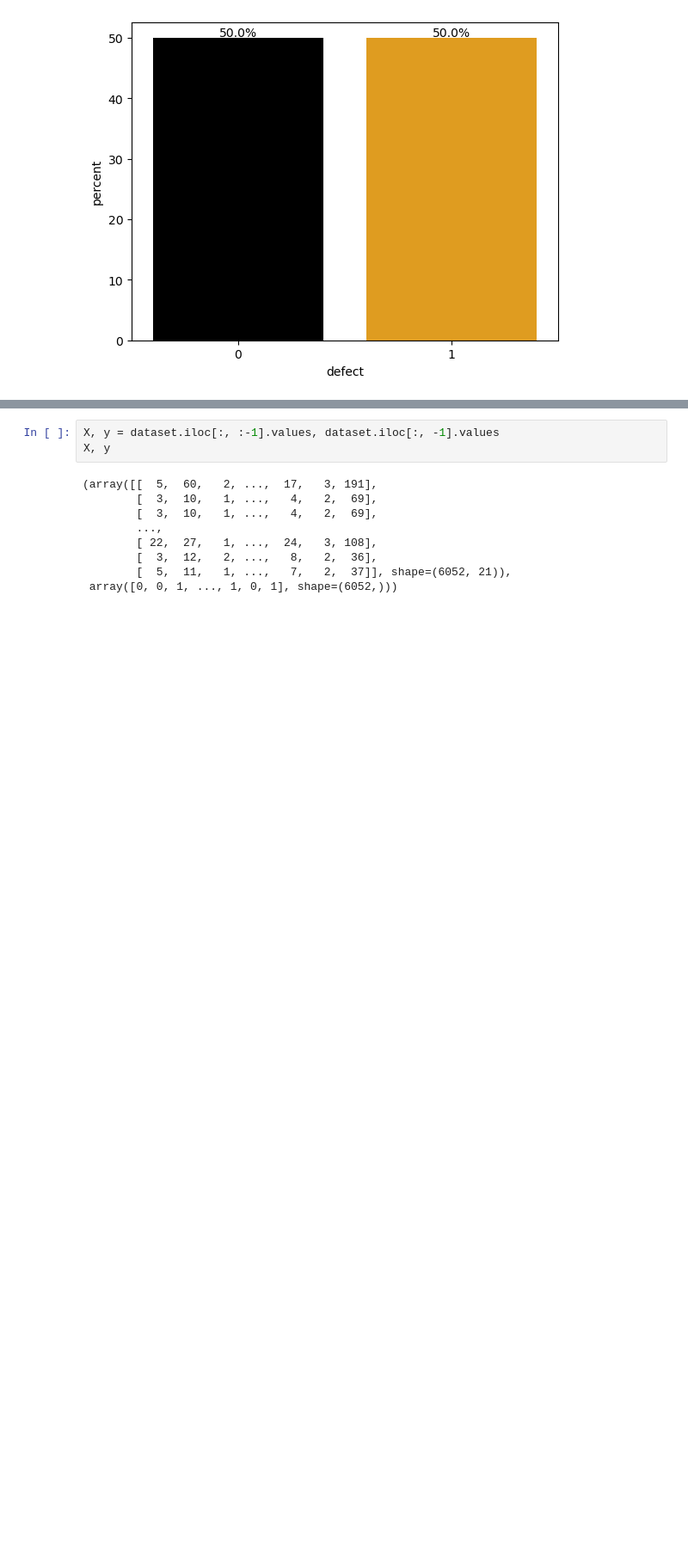
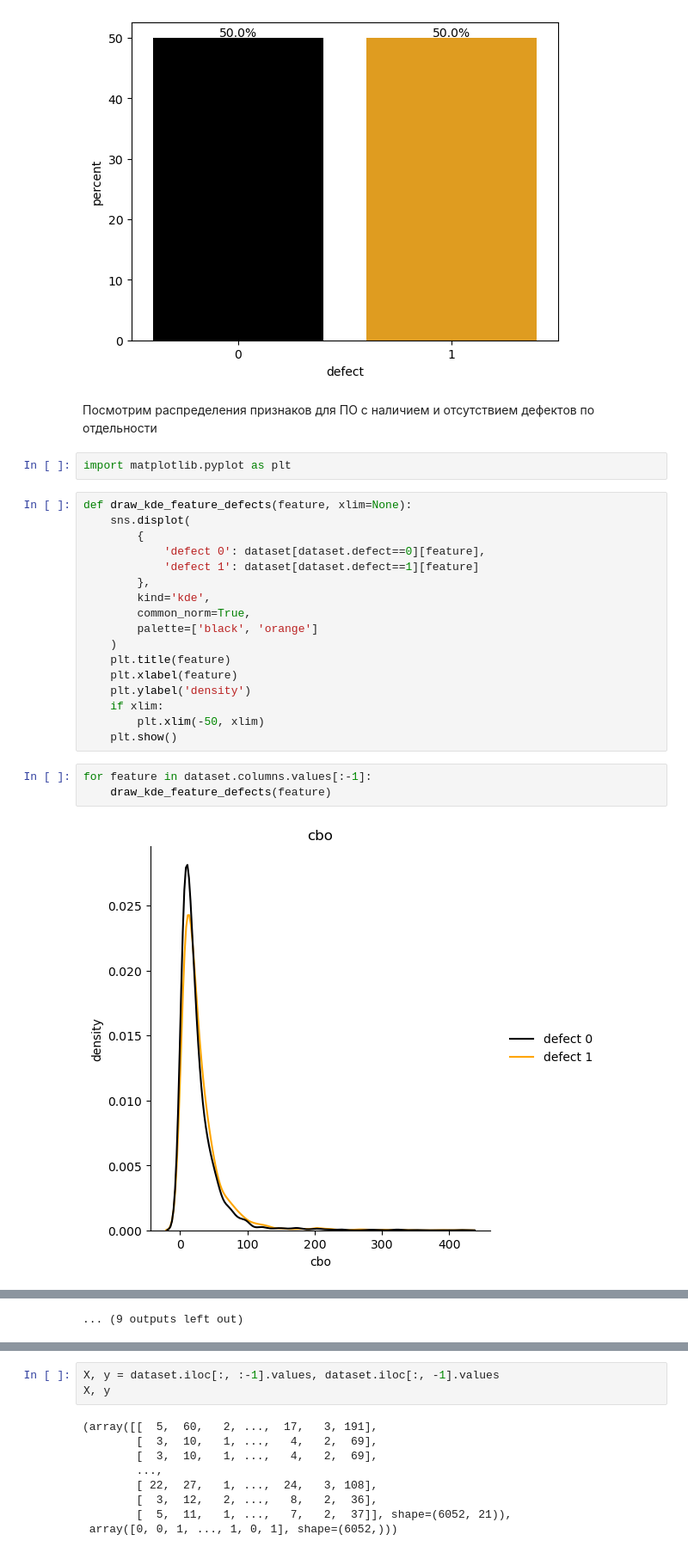
Before and after one commit to Makiavelly/ML-CMP-Different-Models, a Jupyter notebook: mldifmod.ipynb, the cells around one changed output, grey strips where cells are left out. Shown at 86% size. Saved outputs shown, nothing was run; the diff lists cells and outputs as text; blank space fills up the shorter version.

```diff
--- a/mldifmod.ipynb
+++ b/mldifmod.ipynb
@@ -105,3 +109,29 @@ for p in ax.patches:
     )
 # %% [output]
 [figure]
+# %% [markdown]
+Посмотрим распределения признаков для ПО с наличием и отсутствием дефектов по отдельности
+# %%
+import matplotlib.pyplot as plt
+# %%
+def draw_kde_feature_defects(feature, xlim=None):
+    sns.displot(
+        {
+            'defect 0': dataset[dataset.defect==0][feature],
+            'defect 1': dataset[dataset.defect==1][feature]
+        },
+        kind='kde',
+        common_norm=True,
+        palette=['black', 'orange']
+    )
+    plt.title(feature)
+    plt.xlabel(feature)
+    plt.ylabel('density')
+    if xlim:
+        plt.xlim(-50, xlim)
+    plt.show()
+# %%
+for feature in dataset.columns.values[:-1]:
+    draw_kde_feature_defects(feature)
+# %% [output]
+[figure, added]
@@ -107,0 +149 @@ for p in ax.patches:
+... (9 outputs left out)
```
Also changed, not shown: parts of 12 cells of this notebook.
